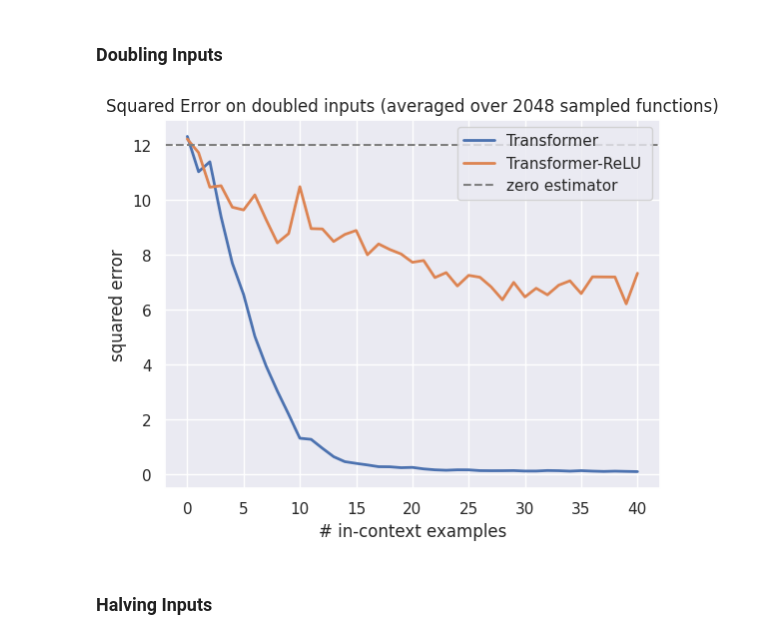
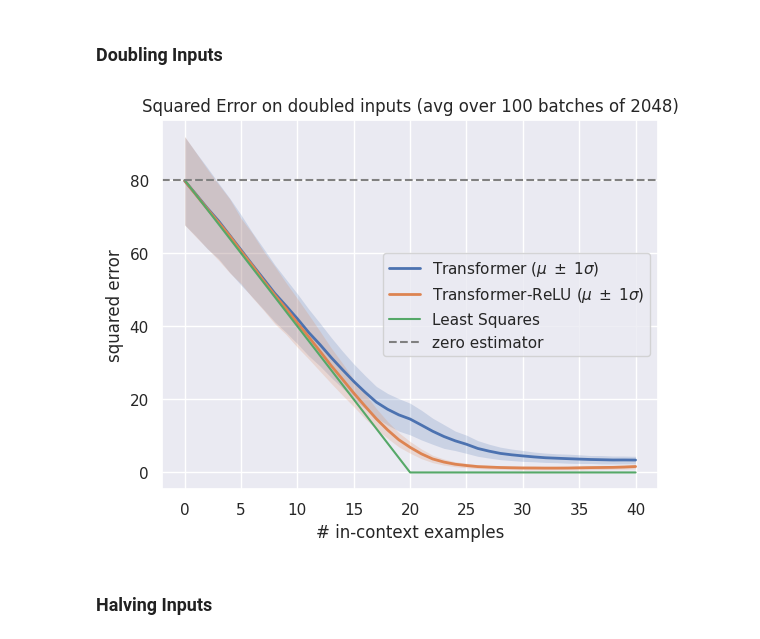
Before and after one commit to nelson-lojo/in-context-learning, a Jupyter notebook: src/eval.ipynb, the cells around one changed output. Cells and saved outputs as stored; diff of their text form; code cells hidden in the pictures.

```diff
--- a/src/eval.ipynb
+++ b/src/eval.ipynb
@@ -103,17 +104,13 @@ naives = {
 ### Error across all models
 # %%
 BATCH_SIZE = 2048
-plt.title(f"Squared Error (averaged over {BATCH_SIZE} sampled functions)")
-
-if task in optimals.keys():
-    plt.plot(optimals[task]["error"], label=optimals[task]["label"])
+RUNS = 100
 
 errs = {
     row["model"] : get_err_from_run(
         row["run_path"],
-        mutate_bs=bs(BATCH_SIZE)
+        mutate_bs=bs(BATCH_SIZE),
+        runs=RUNS,
     ).cpu()
     for _, row in models.iterrows()
 }
-
-plot_model_errs(errs, baseline=naives[task], no_std_dev=True)
@@ -122,33 +127,37 @@ plot_model_errs(errs, baseline=naives[task], no_std_dev=True)
 # %% [markdown]
 ### Doubling Inputs
+# %%
+BATCH_SIZE = 2048
+RUNS = 100
+double = scale(2)
+
+errs = {
+    row["model"] : get_err_from_run(
+        row["run_path"],
+        mutate_xs=double, mutate_bs=bs(BATCH_SIZE),
+        runs=RUNS
+    ).cpu()
+    for _, row in models.iterrows()
+}
 # %%
-BATCH_SIZE = 2048
-double = scale(2)
+plt.title(f"Squared Error on doubled inputs (avg over {RUNS} batches of {BATCH_SIZE})")
 
-plt.title(f"Squared Error on doubled inputs (averaged over {BATCH_SIZE} sampled functions)")
-
+oracle = None
 if task in optimals.keys():
-    plt.plot(optimals[task]["error"] * double(1)**2, label=optimals[task]["label"])
-
-errs = {
-    row["model"] : get_err_from_run(
-        row["run_path"],
-        mutate_xs=double, mutate_bs=bs(BATCH_SIZE)
-    ).cpu()
-    for _, row in models.iterrows()
-}
+    oracle = (optimals[task]["label"], optimals[task]["error"] * double(1)**2)
 
 baseline = naives[task]
 if task in ("linear_regression", "sparse_linear_regression"):
     baseline *= double(1)**2
 
 plot_model_errs(
     errs,
     baseline=baseline,
-    no_std_dev=True
+    optimal=oracle
+    # no_std_dev=True
 )
 # %% [output]
-[figure, old version]
+[figure, new version]
 # %% [markdown]
 ### Halving Inputs
 # %%
```
Also changed, not shown: parts of 13 cells of this notebook, 1 other file.
